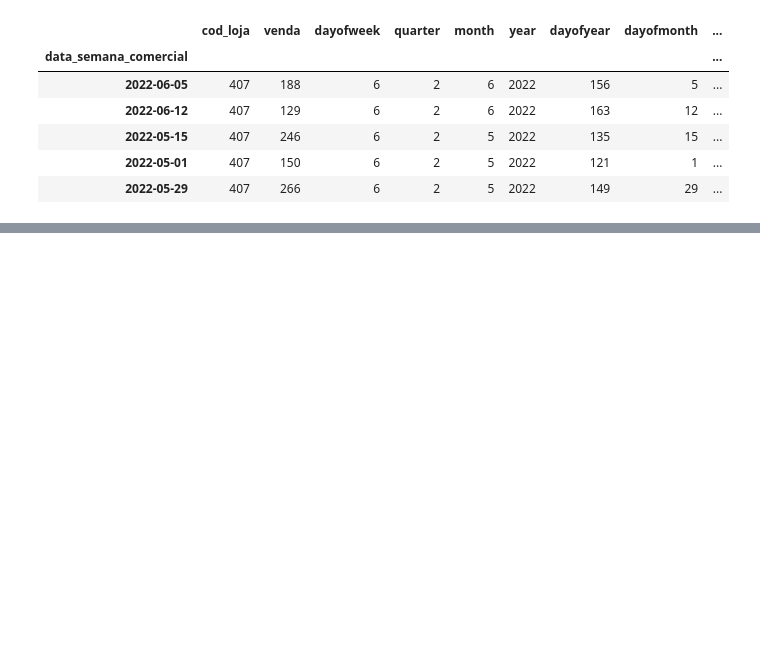
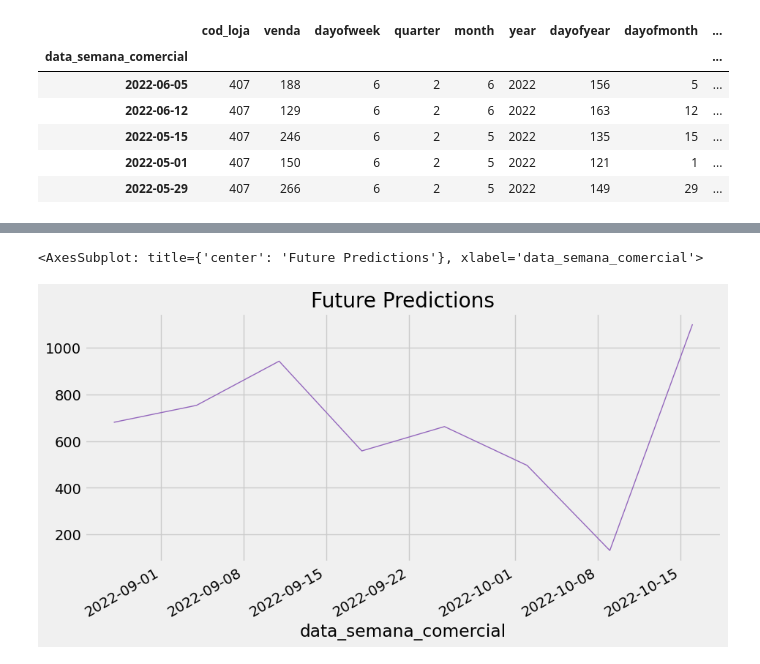
Before and after one commit to beylouni/Renner-ML, a Jupyter notebook: models/web/XGBoost/XGBoost.ipynb, the cells around one changed output, grey strips where cells are left out. Saved outputs shown, nothing was run; the diff lists cells and outputs as text; code cells hidden in the pictures; blank space fills up the shorter version.

```diff
--- a/models/web/XGBoost.ipynb
+++ b/models/web/XGBoost/XGBoost.ipynb
@@ -60,6 +132,9 @@ loja2 = df_train[df_train['cod_loja'] == 407]
 # %%
 loja1_test = df_test[df_test['cod_loja'] == 406]
 loja2_test = df_test[df_test['cod_loja'] == 407]
+# %%
+loja1_test2 = df_test2[df_test2['cod_loja'] == 406]
+loja2_test2 = df_test2[df_test2['cod_loja'] == 407]
 # %%
 loja1['venda'].plot(style='.',
               figsize=(15,5),
@@ -386,3 +383,7 @@ loja2_test.head()
 | 2022-05-15 | 407 | 246 | 6 | 2 | 5 | 2022 | 135 | 15 | ... |
 | 2022-05-01 | 407 | 150 | 6 | 2 | 5 | 2022 | 121 | 1 | ... |
 | 2022-05-29 | 407 | 266 | 6 | 2 | 5 | 2022 | 149 | 29 | ... |
+# %%
+loja1_test2 = create_features(loja1_test2)
+loja1_test2 = add_lags(loja1_test2)
+loja1_test2.head()
@@ -389,2 +410,4 @@ loja2_test.head()
 # %%
 loja1_test['pred'] = reg_loja1.predict(loja1_test[FEATURES])
+# %%
+loja1_test2['pred'] = reg_loja1.predict(loja1_test[FEATURES])
@@ -402,3 +437,12 @@ plt.show()
+# %%
+loja1_test2['pred'].plot(figsize=(10, 5),
+                               color=color_pal[4],
+                               ms=1,
+                               lw=1,
+                               title='Future Predictions')
+# %% [output]
+<AxesSubplot: title={'center': 'Future Predictions'}, xlabel='data_semana_comercial'>
+[figure, added]
 # %%
 loja2_test['pred'].plot(figsize=(10, 5),
                                color=color_pal[4],
```
Also changed, not shown: parts of 30 cells of this notebook, 4 other files.
